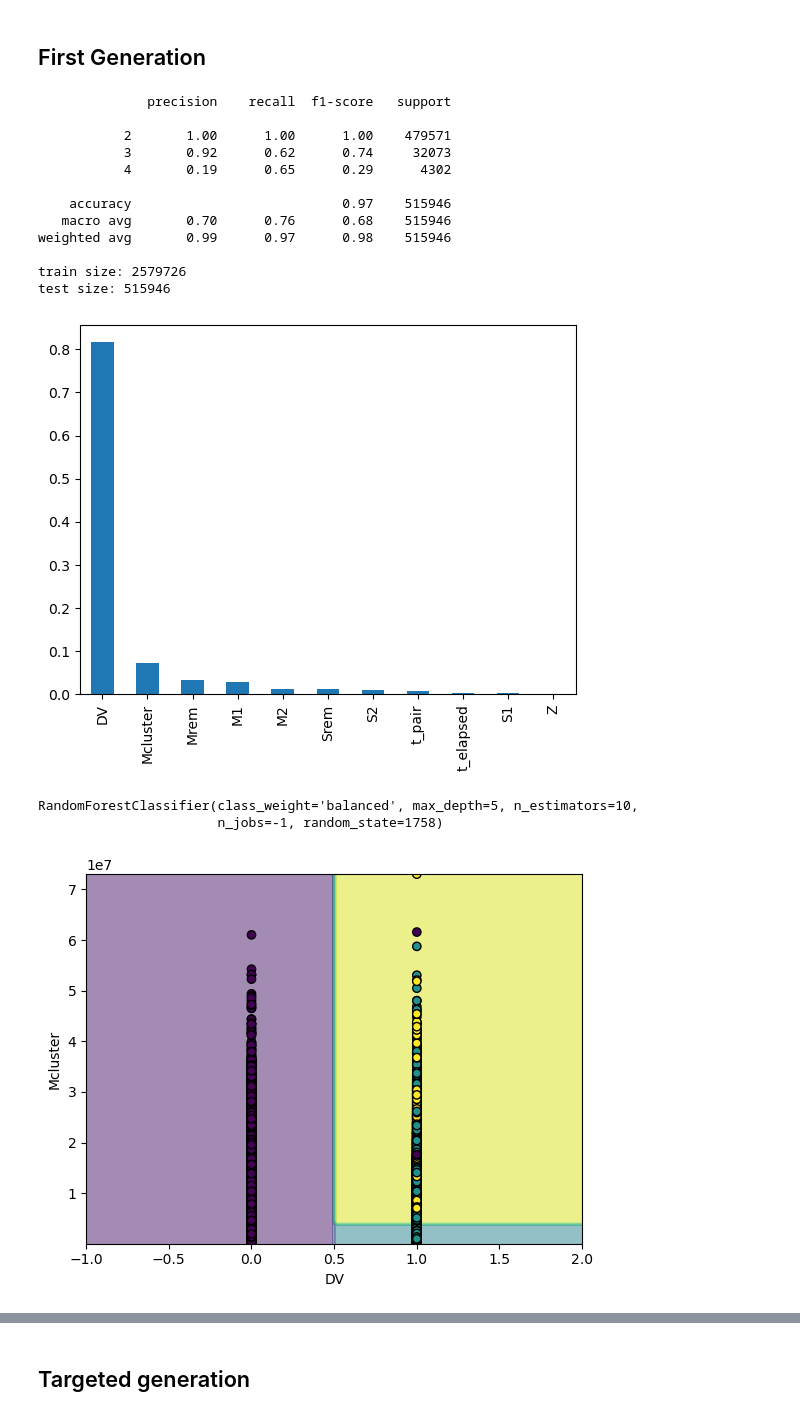
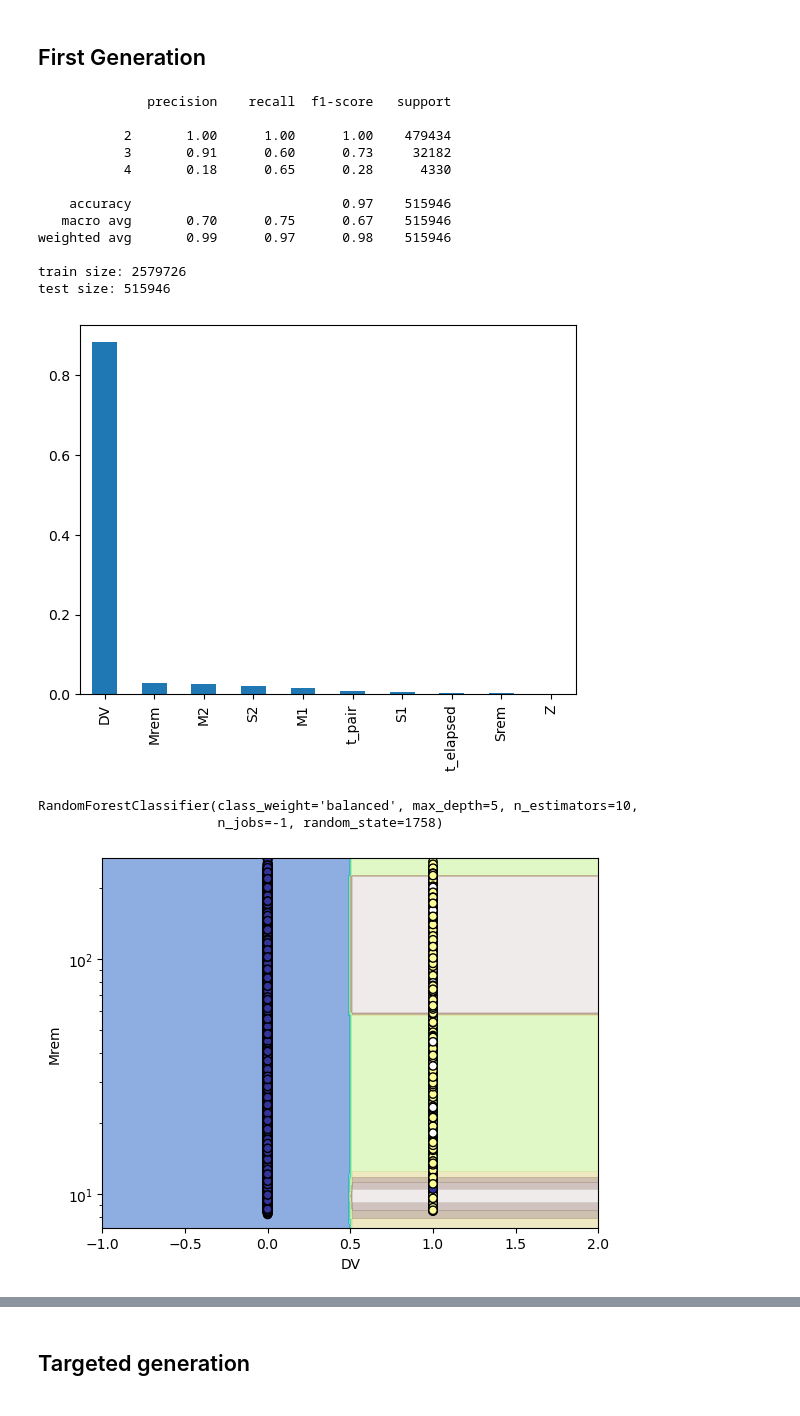
Before and after one commit to BelliLuigi/Hierarchical-mergers-of-black-holes, a Jupyter notebook: RFC.ipynb, the cells around one changed output, grey strips where cells are left out. Drawn from its saved outputs; the diff is of its cells as text; code cells hidden in the pictures.

Commit message:
GRaphdspahdfi

```diff
--- a/RFC.ipynb
+++ b/RFC.ipynb
@@ -31,6 +30,6 @@ max_evo = df_nsc.loc[df_nsc.groupby('ID')['gen'].idxmax()]
 # %%
 # separate test set, create label set
-dumped_features = ['ID', 'gen', 'gen_max', 'target', 'kick', 'esca_v']
+dumped_features = ['ID', 'gen', 'gen_max', 'target', 'kick', 'esca_v', 'Mcluster']
 
 x_train, x_test, y_train, y_test = train_test_split((train_feats := min_evo.drop(columns=dumped_features)), min_evo['target'], test_size=0.2)
 
@@ -43,12 +42,12 @@ print(f'train size: {len(min_evo)}\ntest size: {len(y_test)}')
 # %% [output]
               precision    recall  f1-score   support
 
-           2       1.00      1.00      1.00    479571
-           3       0.92      0.62      0.74     32073
-           4       0.19      0.65      0.29      4302
+           2       1.00      1.00      1.00    479434
+           3       0.91      0.60      0.73     32182
+           4       0.18      0.65      0.28      4330
 
     accuracy                           0.97    515946
-   macro avg       0.70      0.76      0.68    515946
+   macro avg       0.70      0.75      0.67    515946
 weighted avg       0.99      0.97      0.98    515946
 
 train size: 2579726
@@ -58,15 +57,16 @@ importances = pd.Series(forest.feature_importances_, index=list(train_feats)).so
 importances.plot.bar()
 plt.show()
 # %% [output]
-[figure, old version]
+[figure, new version]
 # %%
-forest.fit(x_train[['DV', 'Mcluster']], y_train)
+forest.fit(x_train[['DV', 'Mrem']], y_train)
 # %% [output]
 RandomForestClassifier(class_weight='balanced', max_depth=5, n_estimators=10,
                        n_jobs=-1, random_state=1758)
 # %%
-display = DecisionBoundaryDisplay.from_estimator(forest, x_train[['DV', 'Mcluster']], response_method="predict", alpha=.5)
-display.ax_.scatter(x_train['DV'], x_train['Mcluster'], edgecolor='k', c=y_train)
+display = DecisionBoundaryDisplay.from_estimator(forest, x_train[['DV', 'Mrem']], response_method="predict", alpha=.5, cmap='terrain')
+display.ax_.scatter(x_train['DV'], x_train['Mrem'], edgecolor='k', c=y_train, lw=.5, cmap='terrain')
+plt.yscale('log')
 plt.show()
 # %% [output]
-[figure, old version]
+[figure, new version]
```
Also changed, not shown: parts of 12 cells of this notebook.
